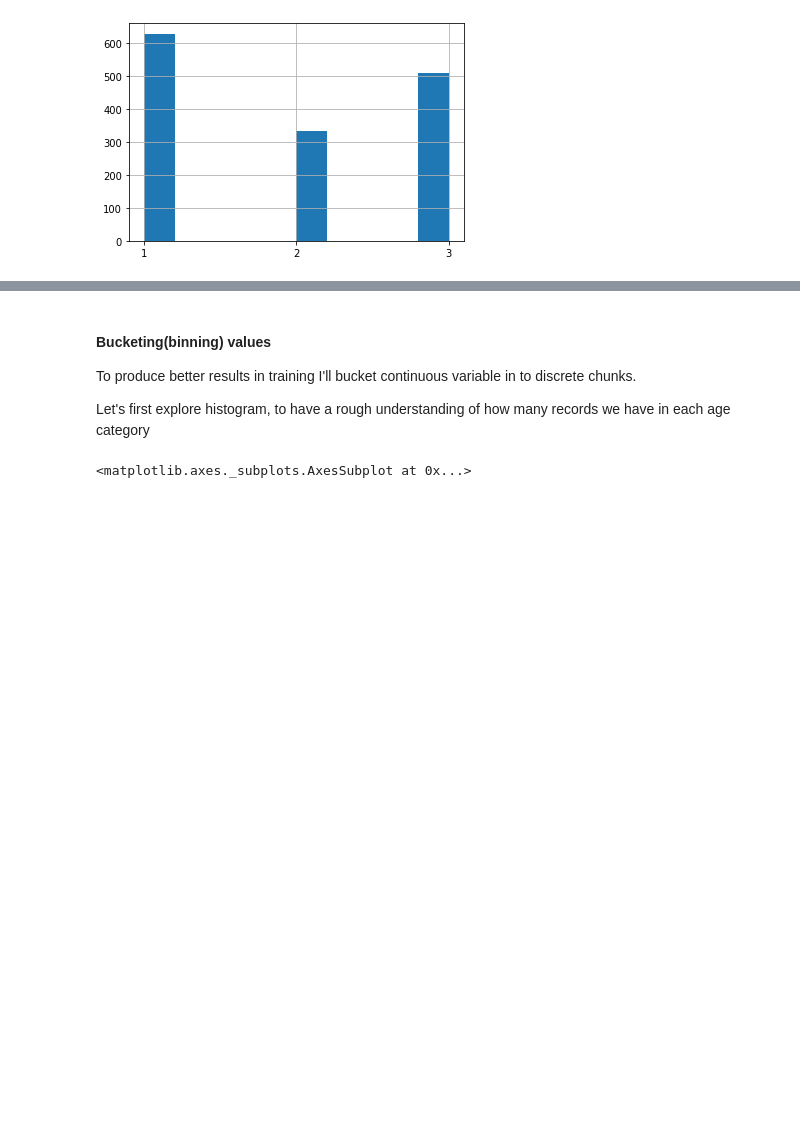
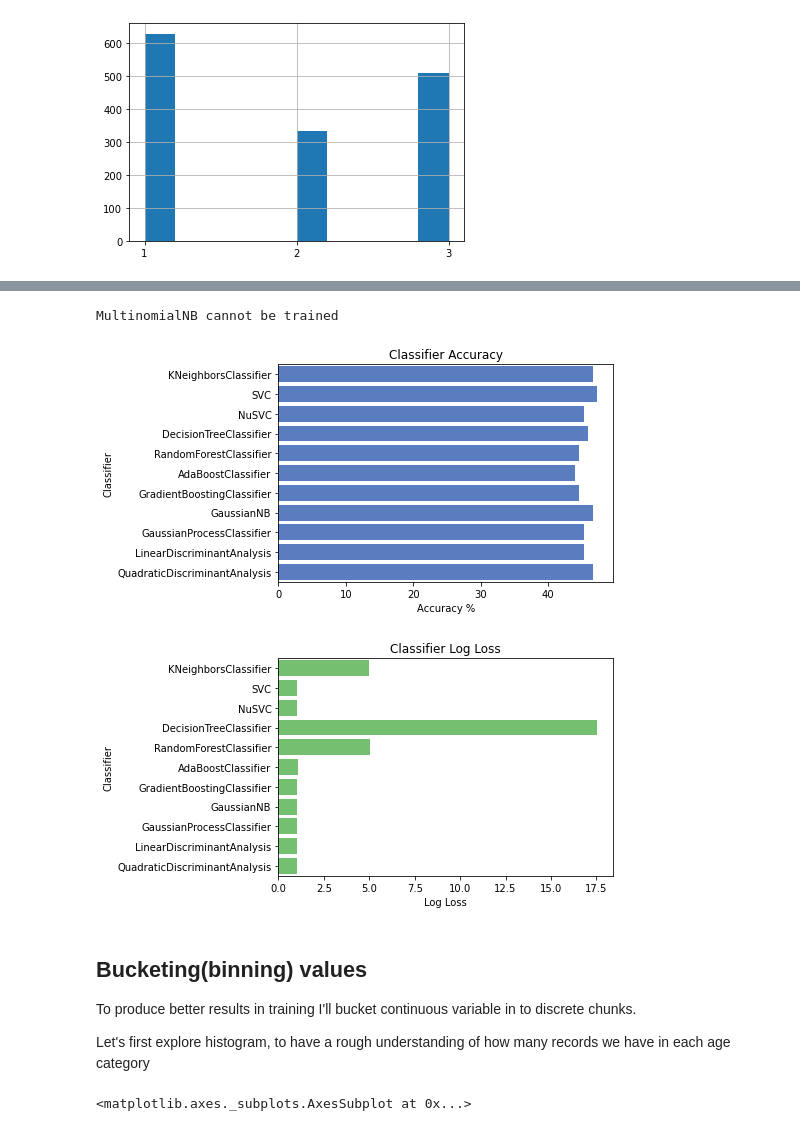
Before and after one commit to darknessest/datamining_uci_hw, a Jupyter notebook: cmc.ipynb, the cells around one changed output, grey strips where cells are left out. Saved outputs shown, nothing was run; the diff lists cells and outputs as text; code cells hidden in the pictures; blank space fills up the shorter version.

```diff
--- a/cmc.ipynb
+++ b/cmc.ipynb
@@ -138,0 +272,7 @@ table['CONT_USAGE'].hist()
+# %%
+pca = PCA(n_components=d)
+pca.fit(X)
+X_train_reduced = pca.transform(X_train)
+X_test_reduced = pca.transform(X_test)
+
+# X_recovered = pca.inverse_transform(X_train_reduced_5)
@@ -139,5 +289,11 @@ table['CONT_USAGE'].hist()
+# %%
+choose_best_clf(X_train_reduced, X_test_reduced, y_train, y_test)
+# %% [output]
+MultinomialNB cannot be trained
+[figure, added]
+[figure, added]
 # %% [markdown]
-#### Bucketing(binning) values
+## Bucketing(binning) values
 
 To produce better results in training I'll bucket continuous variable in to discrete chunks.
 
```
Also changed, not shown: parts of 79 cells of this notebook.
